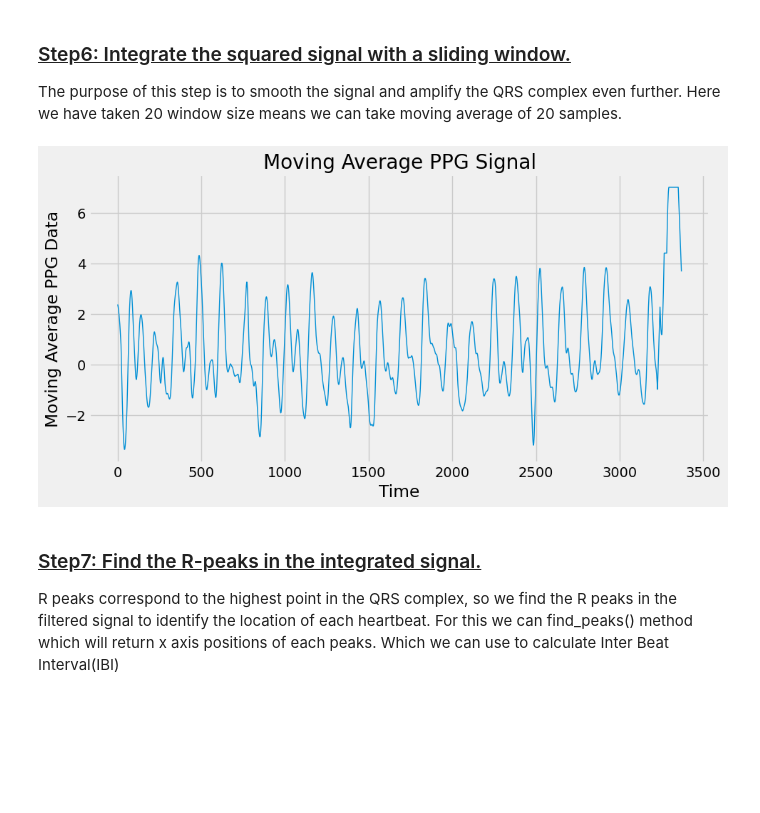
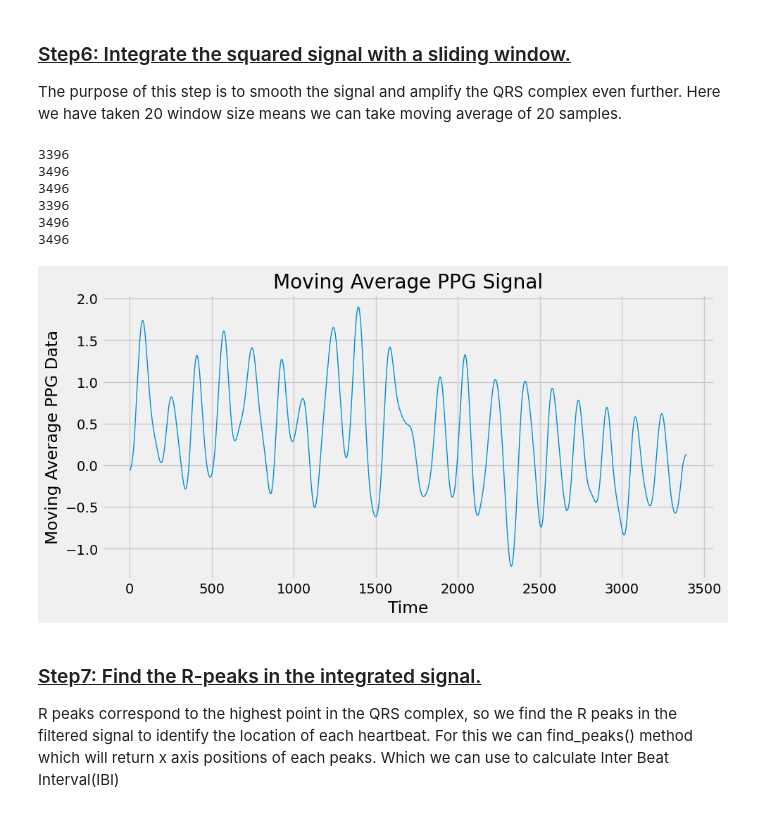
Before and after one commit to vyasdeep668/VitalTracer, a Jupyter notebook: 3_HR_Detection_Algorithm/AnalyzePPGDataCSVFile(VTData).ipynb, the cells around one changed output. Drawn from its saved outputs; the diff is of its cells as text; code cells hidden in the pictures; blank space fills up the shorter version.

```diff
--- a/3_HR_Detection_Algorithm/AnalyzePPGDataCSVFile(VTData).ipynb
+++ b/3_HR_Detection_Algorithm/AnalyzePPGDataCSVFile(VTData).ipynb
@@ -38,7 +38,7 @@ channel = 'IR (counts)'
 
 # # 2023-05-10-001S-22-05-32-S
 # df = pd.read_csv('VTDataAnalysis(new signals)/2023-05-10-001S-22-05-32-S/2023-05-10-001S-22-05-32-S.csv', skiprows=15)      #Original File
-df = pd.read_csv('VTDataAnalysis(new signals)/2023-05-10-001S-22-05-32-S/ValidCSVFiles/2023-05-10-001S-22-05-32-S-P0.csv', skiprows=0)  #Motion Removed File
+# df = pd.read_csv('VTDataAnalysis(new signals)/2023-05-10-001S-22-05-32-S/ValidCSVFiles/2023-05-10-001S-22-05-32-S-P0.csv', skiprows=0)  #Motion Removed File
 
 # # 2023-05-10-001S-22-06-17-S
 # df = pd.read_csv('VTDataAnalysis(new signals)/2023-05-10-001S-22-06-17-S/2023-05-10-001S-22-06-17-S.csv', skiprows=15)      #Original File
@@ -69,7 +69,7 @@ df = pd.read_csv('VTDataAnalysis(new signals)/2023-05-10-001S-22-05-32-S/ValidCS
 
 # # 2023-05-11-001S-01-14-47-S
 # df = pd.read_csv('VTDataAnalysis(new signals)/2023-05-11-001S-01-14-47-S/2023-05-11-001S-01-14-47-S.csv', skiprows=15)      #Original File
-# df = pd.read_csv('VTDataAnalysis(new signals)/2023-05-11-001S-01-14-47-S/ValidCSVFiles/2023-05-11-001S-01-14-47-S-P0.csv', skiprows=0)  #Motion Removed File
+df = pd.read_csv('VTDataAnalysis(new signals)/2023-05-11-001S-01-14-47-S/ValidCSVFiles/2023-05-11-001S-01-14-47-S-P0.csv', skiprows=0)  #Motion Removed File
 
 
 
@@ -109,7 +109,7 @@ Here we in this dataset data is sampled at 200Hz. So for this data Sampling freq
 # %%
 # Low-pass filter the raw signal to remove noise
 fs = 200  # Sampling frequency
-fc =  5 # Cutoff frequency
+fc =  4 # Cutoff frequency
 b, a = butter(2, 2 * fc / fs, 'low')
 
 ppg_data_raw = ppg_data[channel]
@@ -220,33 +220,53 @@ Squaring the differentiated signal after it enhances the high-frequency componen
 ### <ins> Step6:  Integrate the squared signal with a sliding window. </br> </ins>
 The purpose of this step is to smooth the signal and amplify the QRS complex even further. Here we have taken 20 window size means we can take moving average of 20 samples.
 # %%
+
 # Apply a moving average integration to smooth the signal
-window_size = int(0.2 * fs)  # 20 window size
-window = np.ones(window_size) / float(window_size)
-ppg_data[channel] = np.convolve(ppg_data[channel], window, "same")
+for i in range(2):
+    window_size = int(0.25 * fs)  # 20 window size
+    print(ppg_data[channel].size)
+    padded = np.pad(ppg_data[channel], (window_size, window_size), mode='edge')
+    print(padded.size)
+    window = np.ones(window_size) / float(window_size)
+    padded_convolved = np.convolve(padded, window, "same")
+    print(padded_convolved.size)
+    ppg_data[channel] = padded_convolved[window_size:-window_size]
+    ppg_data[channel] = np.convolve(ppg_data[channel], window, "same")
+
+
+# # Apply a moving average integration to smooth the signal
+# window_size = int(0.25 * fs)  # 20 window size
+# window = np.ones(window_size) / float(window_size)
+# ppg_data[channel] = np.convolve(ppg_data[channel], window, "same")
 
 # # Low-pass filter the raw signal to remove noise
 # fs = 200  # Sampling frequency
-# fc =  2 # Cutoff frequency
+# fc =  4 # Cutoff frequency
 # b, a = butter(2, 2 * fc / fs, 'low')
 
 # ppg_data_raw = ppg_data[channel]
 # #Applying LP Filter to ppg_data[channel]
 # ppg_data[channel] = filtfilt(b, a, ppg_data[channel])
 
 # ppg_data_filtered = ppg_data[channel]
 
 
 # Plot the diff_ppg data
 plt.figure(figsize=(10,5))
 plt.style.use('fivethirtyeight')
 plt.plot(ppg_data.index, ppg_data[channel], linewidth=1)
 plt.title("Moving Average PPG Signal")
 plt.xlabel('Time')
 plt.ylabel('Moving Average PPG Data')
 plt.show()
 # %% [output]
+3396
+3496
+3496
+3396
+3496
+3496
-[figure, old version]
+[figure, new version]
 # %% [markdown]
 ### <ins> Step7: Find the R-peaks in the integrated signal. </br> </ins>
 R peaks correspond to the highest point in the QRS complex, so we find the R peaks in the filtered signal to identify the location of each heartbeat. For this we can find_peaks() method which will return x axis positions of each peaks. Which we can use to calculate Inter Beat Interval(IBI)
```
Also changed, not shown: parts of 8 cells of this notebook, 30 other files.
